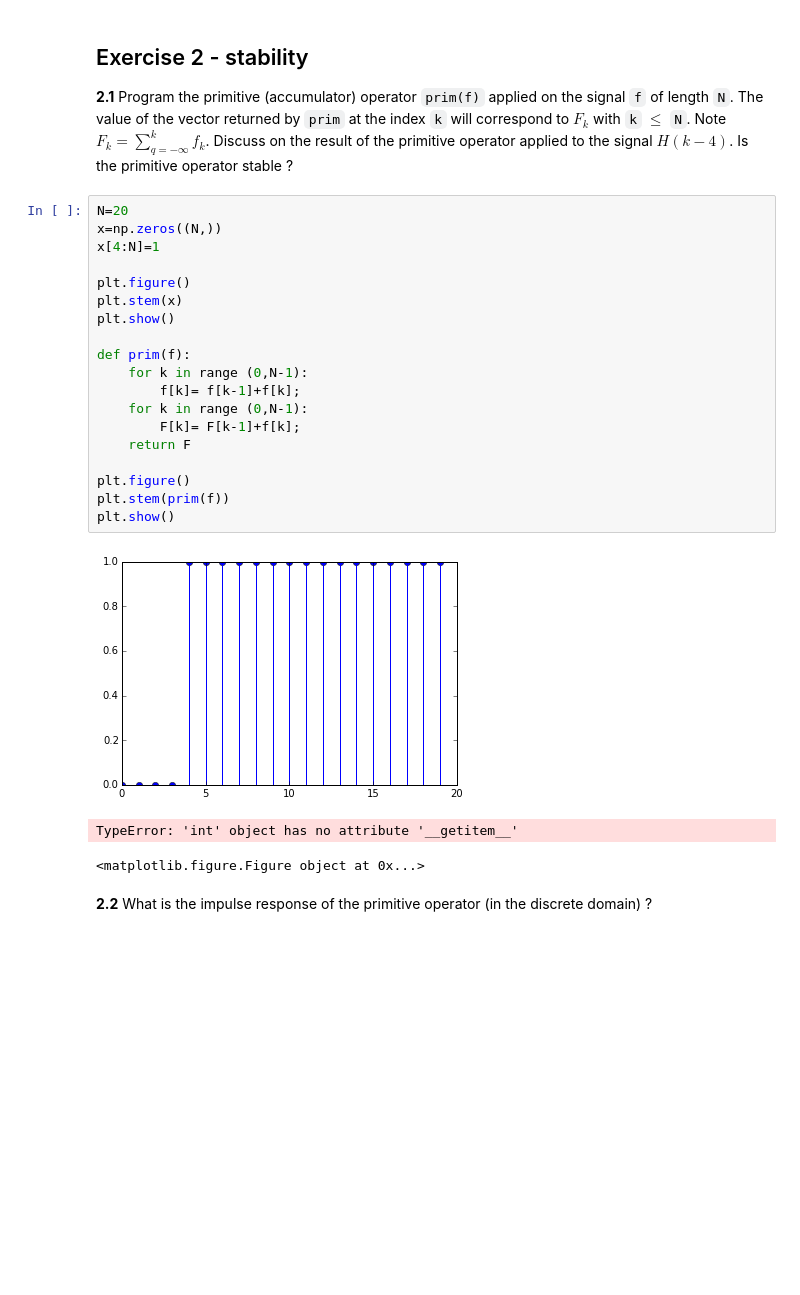
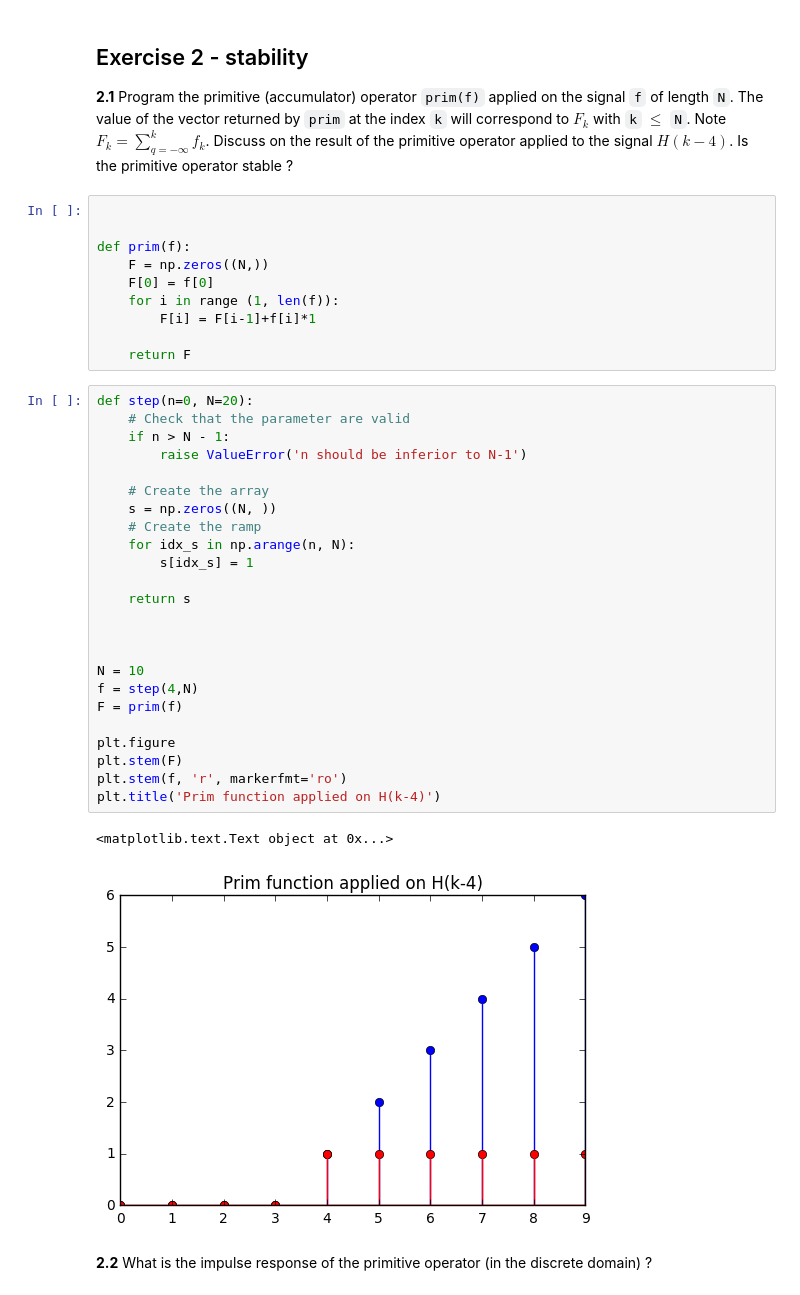
Before and after one commit to springlcx/DSP-TP-1617, a Jupyter notebook: Lab2/python/Lab2.ipynb, the cells around one changed output. Drawn from its saved outputs; the diff is of its cells as text; blank space fills up the shorter version.

```diff
--- a/Lab2/python/Lab2.ipynb
+++ b/Lab2/python/Lab2.ipynb
@@ -110,28 +96,42 @@ Comments on your observations
 ## Exercise 2 - stability
 
 **2.1** Program the primitive (accumulator) operator `prim(f)` applied on the signal  `f` of length `N`. The value of the vector returned by `prim` at the index `k` will correspond to $F_k$ with `k` $\leq$ `N`. Note $F_k=\sum_{q=-\infty}^{k}f_k$. Discuss on the result of the primitive operator applied to the signal $H(k-4)$. Is the primitive operator stable ?
-# %%
-N=20
-x=np.zeros((N,))
-x[4:N]=1
-
-plt.figure()
-plt.stem(x)
-plt.show()
-
-def prim(f):
-    for k in range (0,N-1):
-        f[k]= f[k-1]+f[k];
-    for k in range (0,N-1):
-        F[k]= F[k-1]+f[k];
-    return F
-
-plt.figure()
-plt.stem(prim(f))
-plt.show()
-# %% [output]
-[figure, removed]
-TypeError: 'int' object has no attribute '__getitem__'
-<matplotlib.figure.Figure object at 0x...>
+# %%
+
+
+def prim(f):
+    F = np.zeros((N,))
+    F[0] = f[0]
+    for i in range (1, len(f)):
+        F[i] = F[i-1]+f[i]*1
+
+    return F
+# %%
+def step(n=0, N=20):
+    # Check that the parameter are valid
+    if n > N - 1:
+        raise ValueError('n should be inferior to N-1')
+
+    # Create the array
+    s = np.zeros((N, ))
+    # Create the ramp
+    for idx_s in np.arange(n, N):
+        s[idx_s] = 1
+
+    return s
+
+
+
+N = 10
+f = step(4,N)
+F = prim(f)
+
+plt.figure
+plt.stem(F)
+plt.stem(f, 'r', markerfmt='ro')
+plt.title('Prim function applied on H(k-4)')
+# %% [output]
+<matplotlib.text.Text object at 0x...>
+[figure, added]
 # %% [markdown]
 **2.2** What is the impulse response of the primitive operator (in the discrete domain) ?
```
Also changed, not shown: parts of 10 cells of this notebook, 3 other files.
